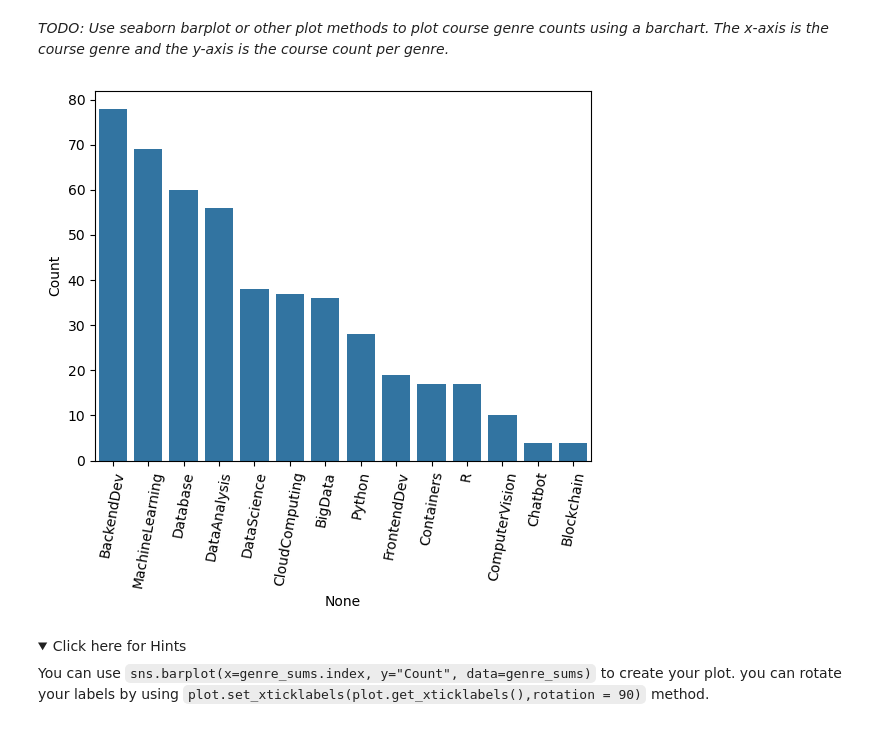
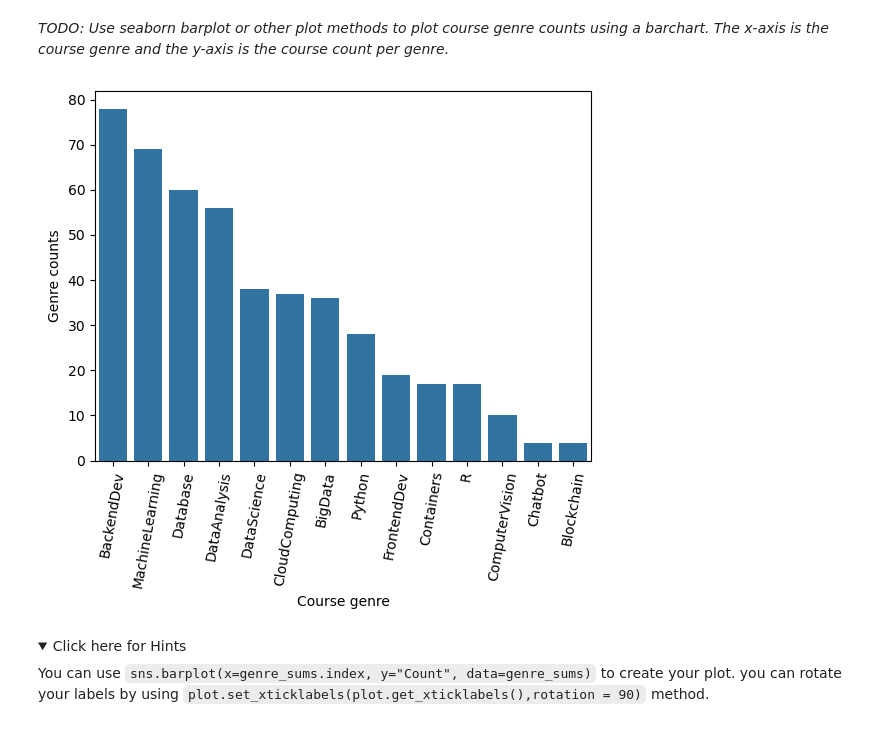
Before and after one commit to klau85/ibm-ml-specialization, a Jupyter notebook: capstone/1_lab_jupyter_eda.ipynb, the cells around one changed output. Cells and saved outputs as stored; diff of their text form; code cells hidden in the pictures; folded sections open.

```diff
--- a/capstone/1_lab_jupyter_eda.ipynb
+++ b/capstone/1_lab_jupyter_eda.ipynb
@@ -265,12 +299,14 @@ _TODO: Use seaborn barplot or other plot methods to plot course genre counts usi
 # %%
 # WRITE YOUR CODE HERE
 sns.barplot(data=genre_counts, x=genre_counts.index, y='Count')
 
 plt.xticks(rotation=80)
+plt.xlabel('Course genre')
+plt.ylabel('Genre counts')
 
 plt.show()
 # %% [output]
-[figure, old version]
+[figure, new version]
 # %% [markdown]
 <details>
     <summary>Click here for Hints</summary>
```
Also changed, not shown: parts of 8 cells of this notebook, 11 other files.
